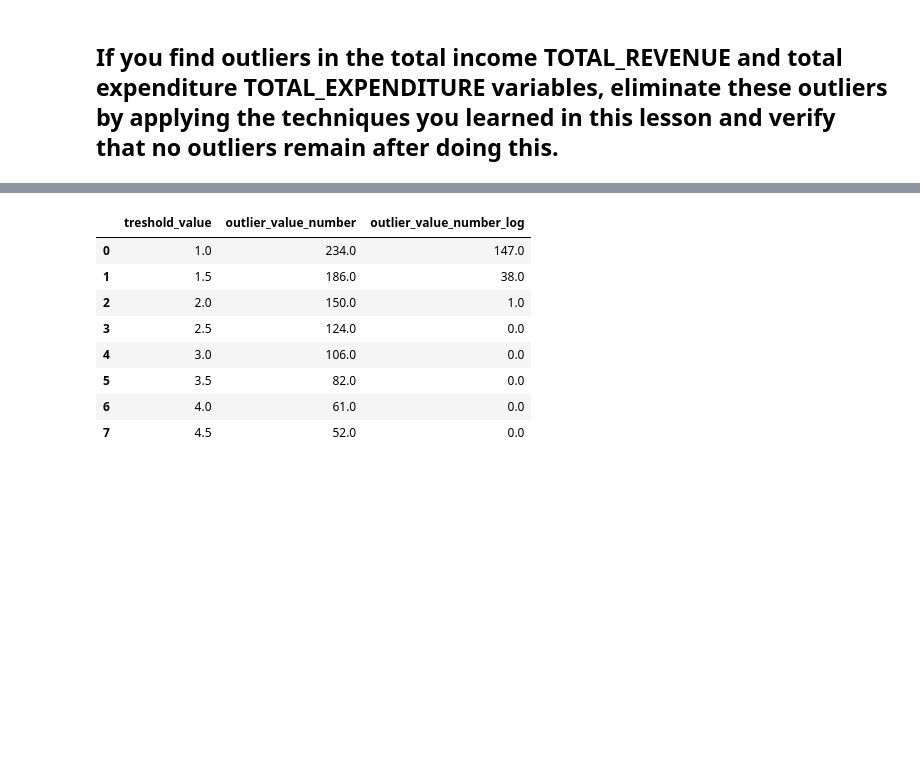
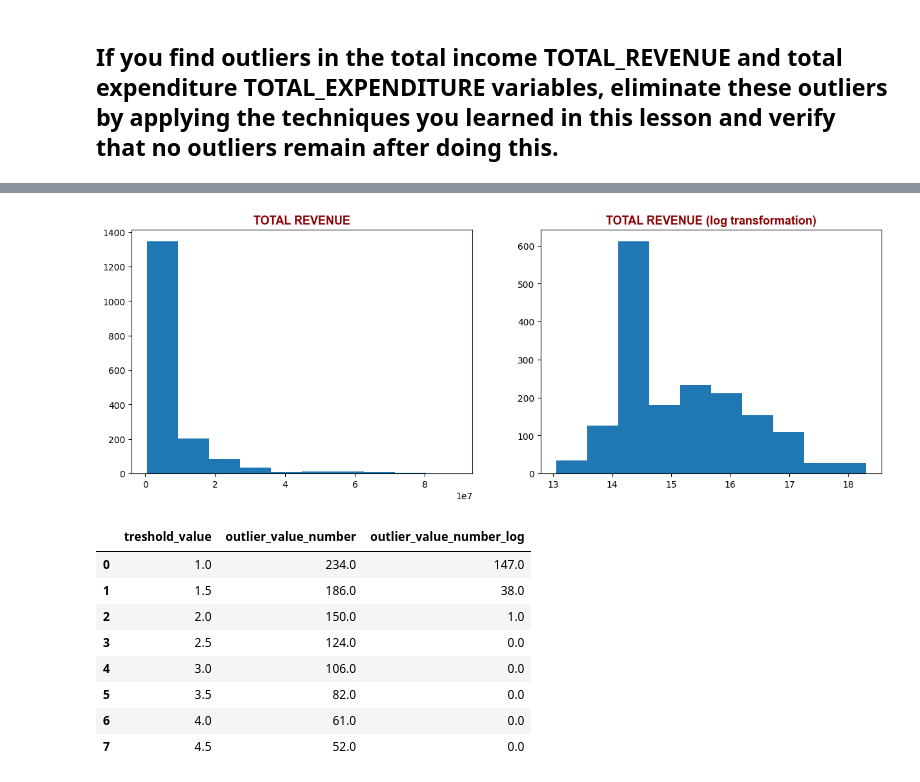
Before and after one commit to selingumusdag/data_cleaning_outliers, a Jupyter notebook: outliers.ipynb, the cells around one changed output, grey strips where cells are left out. Drawn from its saved outputs; the diff is of its cells as text; code cells hidden in the pictures; blank space fills up the shorter version.

```diff
--- a/outliers.ipynb
+++ b/outliers.ipynb
@@ -40,3 +40,16 @@ plt.show()
+# %%
+plt.figure(figsize = (15,5))
+
+plt.subplot(1,2,1)
+plt.hist(states_year['TOTAL_REVENUE'])
+plt.title("TOTAL REVENUE", fontdict=title_font)
+
+plt.subplot(1,2,2)
+plt.hist(np.log(states_year['TOTAL_REVENUE']+1))
+plt.title("TOTAL REVENUE (log transformation)", fontdict=title_font)
+plt.show()
+# %% [output]
+[figure, added]
 # %%
 q75, q25 = np.percentile(states_year["TOTAL_EXPENDITURE"], [75 ,25])
 iqr = q75 - q25
```
Also changed, not shown: parts of 1 cell of this notebook.
